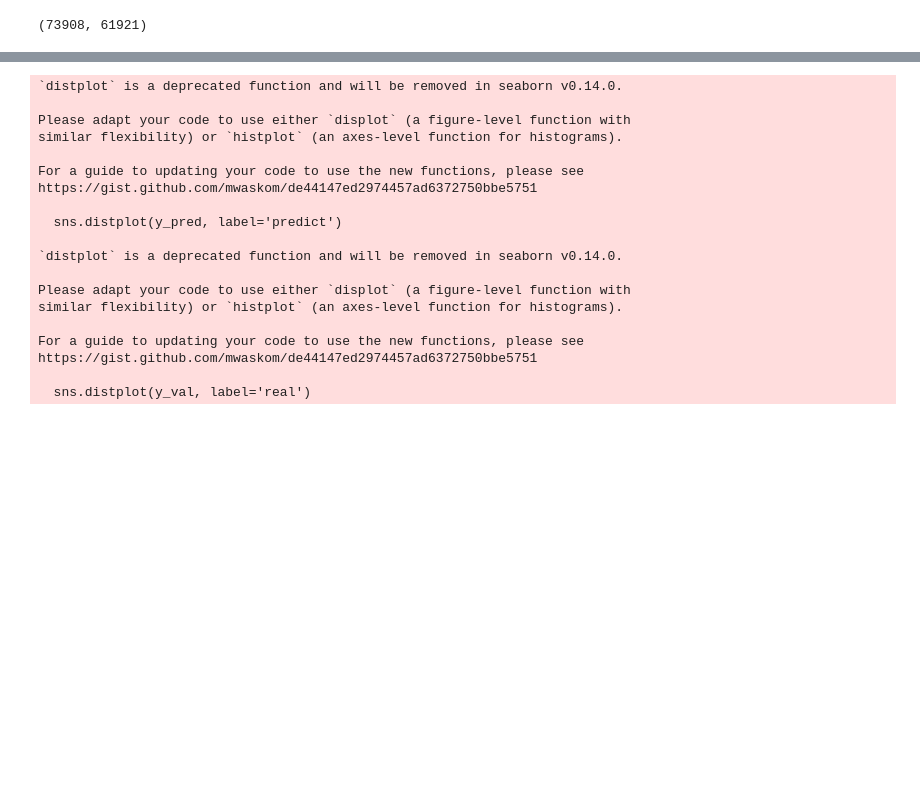
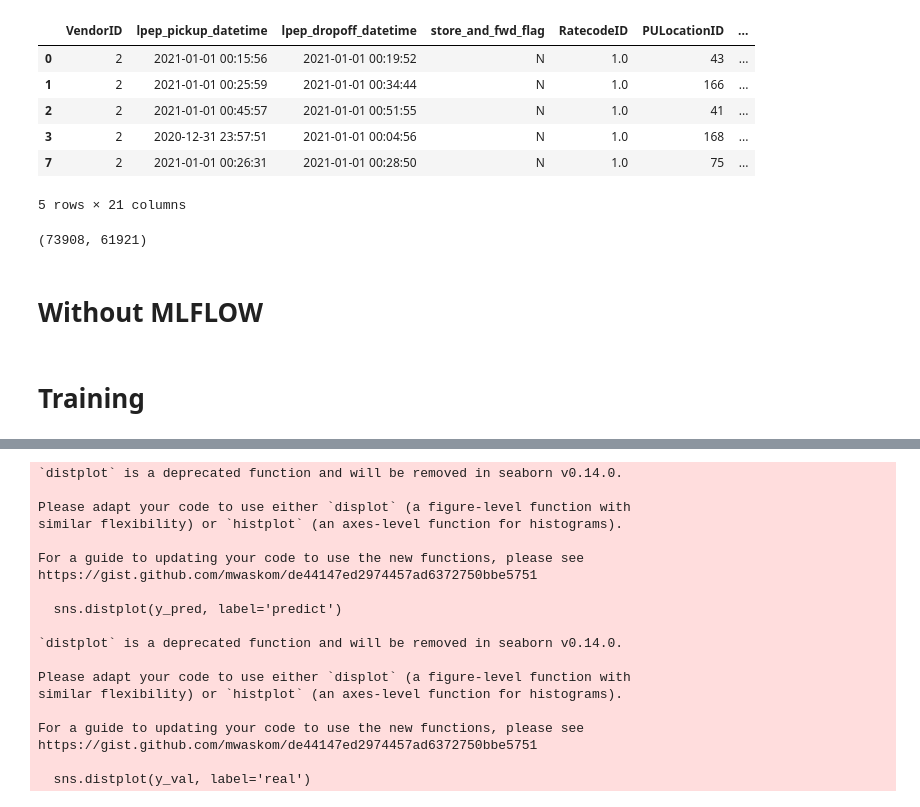
Before and after one commit to iqbalAhmadKabir/Machine-Learning-Projetcs, a Jupyter notebook: NYC Taxi Duration prediction.ipynb, the cells around one changed output, grey strips where cells are left out. Drawn from its saved outputs; the diff is of its cells as text; code cells hidden in the pictures; blank space fills up the shorter version.

```diff
--- a/NYC Taxi Duration prediction.ipynb
+++ b/NYC Taxi Duration prediction.ipynb
@@ -33,3 +46,13 @@ df_val = read_dataframe('./data/green_tripdata_2021-02.parquet')
+# %%
+df_train.head()
+# %% [output]
+|  | VendorID | lpep_pickup_datetime | lpep_dropoff_datetime | store_and_fwd_flag | RatecodeID | PULocationID | ... |
+| 0 | 2 | 2021-01-01 00:15:56 | 2021-01-01 00:19:52 | N | 1.0 | 43 | ... |
+| 1 | 2 | 2021-01-01 00:25:59 | 2021-01-01 00:34:44 | N | 1.0 | 166 | ... |
+| 2 | 2 | 2021-01-01 00:45:57 | 2021-01-01 00:51:55 | N | 1.0 | 41 | ... |
+| 3 | 2 | 2020-12-31 23:57:51 | 2021-01-01 00:04:56 | N | 1.0 | 168 | ... |
+| 7 | 2 | 2021-01-01 00:26:31 | 2021-01-01 00:28:50 | N | 1.0 | 75 | ... |
+5 rows × 21 columns
 # %%
 len(df_train), len(df_val)
 # %% [output]
@@ -53,4 +76,8 @@ y_train = df_train[target].values
 val_dict = df_val[categorical + numerical].to_dict(orient='records')
 X_val = dv.transform(val_dict)
 y_val = df_val[target].values
+# %% [markdown]
+# Without MLFLOW
+# %% [markdown]
+# Training
 # %%
```
Also changed, not shown: parts of 50 cells of this notebook.
